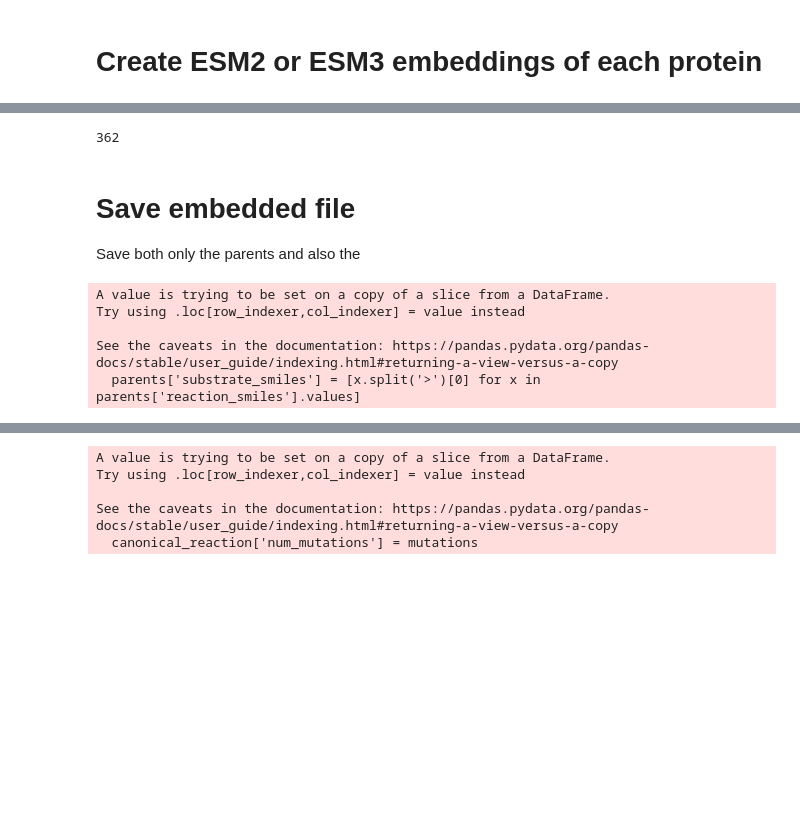
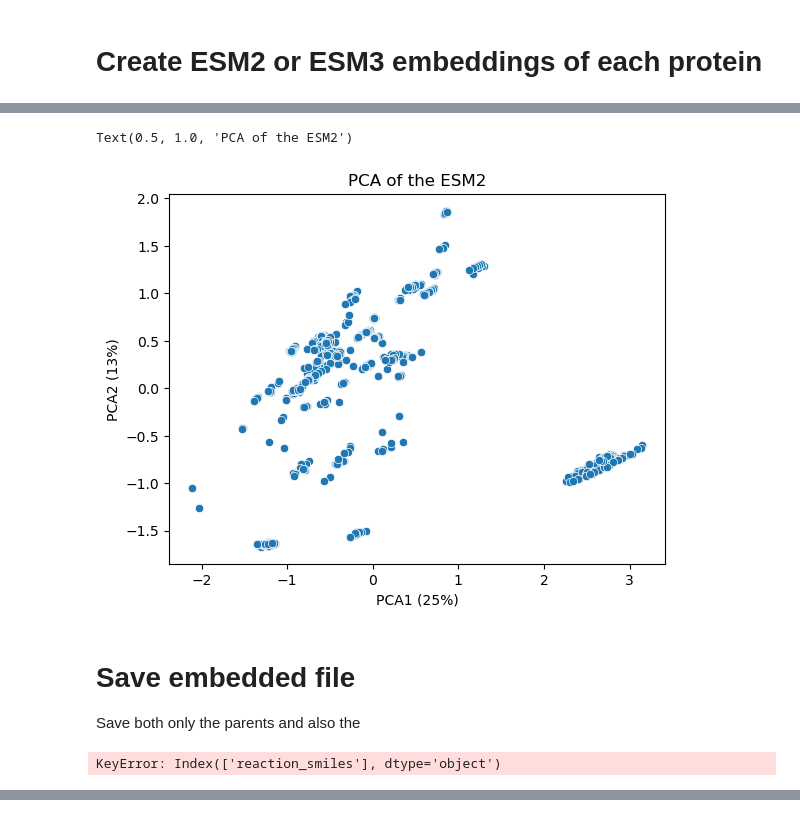
Before and after one commit to fhalab/EnzymeEngineeringDB, a Jupyter notebook: analysis/N2_CleanEnzymeData_LLM.ipynb, the cells around one changed output, grey strips where cells are left out. Cells and saved outputs as stored; diff of their text form; code cells hidden in the pictures; blank space fills up the shorter version.

Commit message:
Cleaning of the LLM data

```diff
--- a/analysis/N2_CleanEnzymeData_LLM.ipynb
+++ b/analysis/N2_CleanEnzymeData_LLM.ipynb
@@ -214,9 +297,8 @@ for parent, parent_nt, aa_to_change, variant_nt in tqdm(df[['parent_aminoacid_se
 # %%
 df['parent_aa'] = parent_aa
-df['variant_aa'] = variant_aa
 df['errors'] = errors
 df['warnings'] = warnings
 # Print out the number of errors
 err_df = df[~df['errors'].isna()]
-err_df['first author'].value_counts()
+err_df
 # %% [output]
@@ -240,21 +599,21 @@ from enzymetk.embedprotein_esm_step import EmbedESM
 from enzymetk.save_step import Save
 import pandas as pd
 
-df['id'] = [f'DEDB{i}' for i in range(0, len(df))]
+df['id'] = [f'DEDBL{i}' for i in range(0, len(df))]
 df = df[df['errors'].isna()]
 # Fill in variants with parent if there is no variant
-df['variant_aa'] = [p if v is None else v for p, v in df[['parent_aa', 'variant_aa']].values]
+df['variant_aa'] = df['aa_sequence'].values
 variant_df = df[~df['variant_aa'].isna()]
 variant_df = df[~df['variant_aa'].isna()] # Remove any that didn't have variants
 variant_df = variant_df.drop_duplicates(subset=['variant_aa']) # Remove any that didn't have variants
 
-variant_df['variant_id'] = [f'VDEDB{i}' for i in range(0, len(variant_df))]
+variant_df['variant_id'] = [f'VDEDBL{i}' for i in range(0, len(variant_df))]
 variant_df['variant_aa_nohis'] = [s.replace('LEHHHHHH', '').replace('HHHHHH', '').replace('*', '') for s in variant_df['variant_aa'].values]
 # Save variant DF
-variant_df.to_csv('output/protein-evolution-database_V4_proteins_reactions_clean_unique_variants.csv', index=False)
+variant_df.to_csv('output/protein-evolution-database_V5_proteins_reactions_clean_unique_variants_LLM.csv', index=False)
 
 # Hmmm there are too many duplicates (need to check if this is from
 id_col = 'variant_id'
 seq_col = 'variant_aa_nohis'
 
-#embedding_df = (variant_df << (EmbedESM(id_col, seq_col, extraction_method='mean', tmp_dir='/disk1/ariane/vscode/DirectedEvolutionDB/analysis/tmpv2/') >> Save('output/protein-evolution-database_V4_embedded_proteins.pkl')))
+embedding_df = (variant_df << (EmbedESM(id_col, seq_col, extraction_method='mean') >> Save('output/protein-evolution-database_V5_embedded_proteins_LLM.pkl')))
@@ -261,7 +655,18 @@ seq_col = 'variant_aa_nohis'
 # %%
-len(variant_df)
+pca = PCA(n_components=2)
+X = np.array([x for x in embedding_df['embedding'].values]).reshape((len(embedding_df), len(embedding_df['embedding'].values[0])))
+
+pca_values = pca.fit_transform(X)
+embedding_df['PCA1'] = pca_values[:, 0]
+embedding_df['PCA2'] = pca_values[:, 1]
+
+ax = sns.scatterplot(embedding_df, x='PCA1', y='PCA2')
+plt.xlabel(f'PCA1 ({int(pca.explained_variance_ratio_[0]*100)}%)')
+plt.ylabel(f'PCA2 ({int(pca.explained_variance_ratio_[1]*100)}%)')
+plt.title('PCA of the ESM2')
 # %% [output]
-362
+Text(0.5, 1.0, 'PCA of the ESM2')
+[figure, added]
 # %% [markdown]
 # Save embedded file
 
@@ -273,13 +678,9 @@ parents = df.drop_duplicates(subset=['parent_aa', 'reaction_smiles'])
 parents['substrate_smiles'] = [x.split('>')[0] for x in parents['reaction_smiles'].values]
 parents = parents[parents['aminoacid_mutations_from_parent'] == '?']
 parents = parents.drop_duplicates(subset=['parent_aa', 'substrate_smiles'])
-parents.to_csv('output/protein-evolution-database_DF5_proteins_reactions_clean_parents.csv', index=False)
+parents.to_csv('output/protein-evolution-database_DF5_proteins_reactions_clean_parents_LLM.csv', index=False)
 # %% [output]
-A value is trying to be set on a copy of a slice from a DataFrame.
-Try using .loc[row_indexer,col_indexer] = value instead
-
-See the caveats in the documentation: https://pandas.pydata.org/pandas-docs/stable/user_guide/indexing.html#returning-a-view-versus-a-copy
-  parents['substrate_smiles'] = [x.split('>')[0] for x in parents['reaction_smiles'].values]
+KeyError: Index(['reaction_smiles'], dtype='object')
 # %%
 parents
 # %% [output]
@@ -302,18 +700,2 @@ final_parents.to_csv('parents_helen_thesis.csv')
 # %%
-df.to_csv('output/protein-evolution-database_V5_proteins_reactions_clean.csv', index=False)
-first_parent = df.drop_duplicates(subset='parent_aa', keep='first')
-# Then also do the last variant with the same chemistry for those ones
-chemistries = set(first_parent['reaction_smiles'].values)
-canonical_reaction = df[df['reaction_smiles'].isin(chemistries)]
-# Get the "most mutated variant"
-mutations = [len(aa.split('_')) for aa in canonical_reaction['aminoacid_mutations_from_parent'].values]
-canonical_reaction['num_mutations'] = mutations
-canonical_reaction = canonical_reaction.sort_values(by='num_mutations', ascending=False)
-final_variants = canonical_reaction.drop_duplicates(subset=['parent_aa', 'paper title'], keep='first')
-#final_variants
+df.to_csv('output/protein-evolution-database_V5_proteins_reactions_clean_LLM.csv', index=False)
-# %% [output]
-A value is trying to be set on a copy of a slice from a DataFrame.
-Try using .loc[row_indexer,col_indexer] = value instead
-
-See the caveats in the documentation: https://pandas.pydata.org/pandas-docs/stable/user_guide/indexing.html#returning-a-view-versus-a-copy
-  canonical_reaction['num_mutations'] = mutations
```
Also changed, not shown: parts of 30 cells of this notebook, 3 other files.
